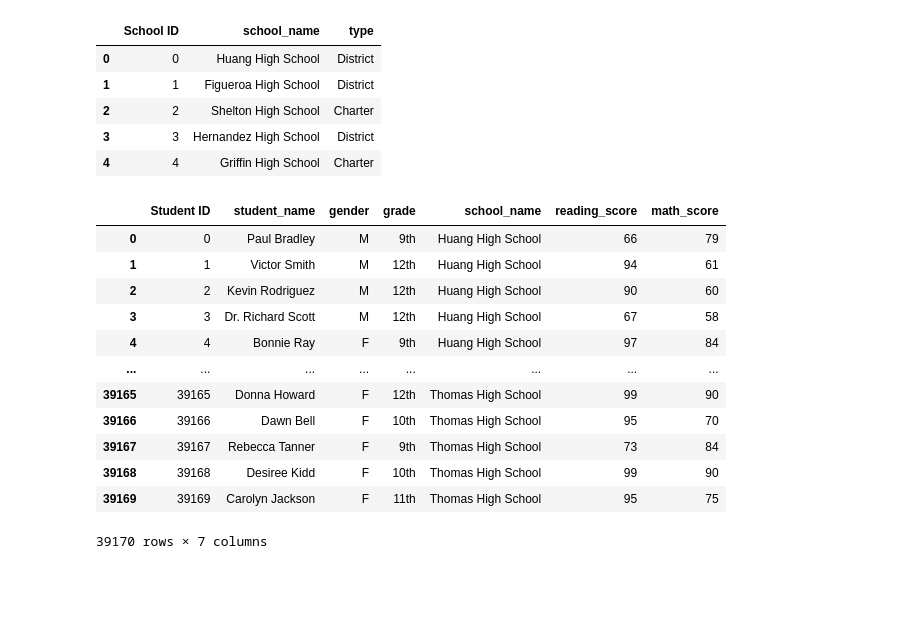
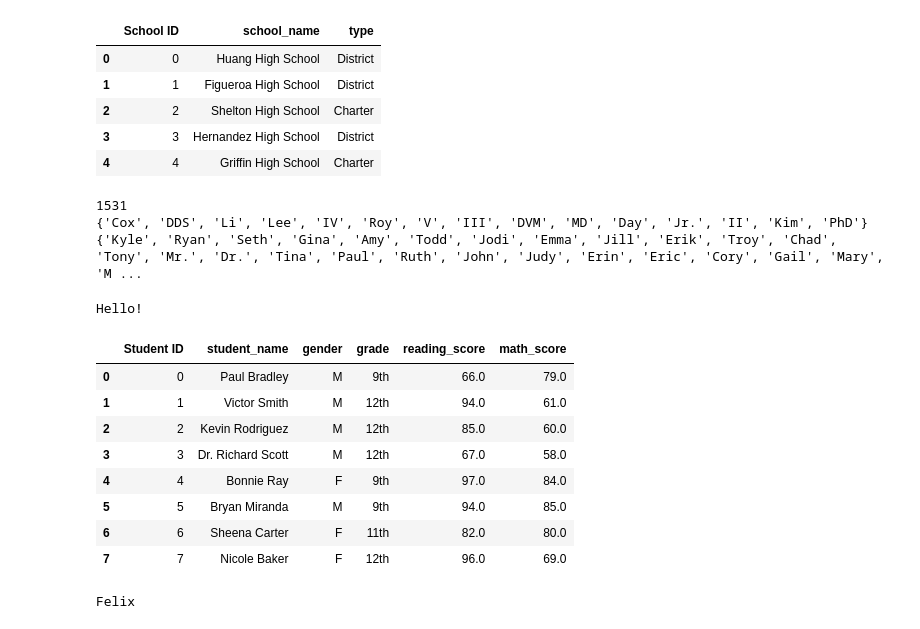
Before and after one commit to Exon0t/School_District_Analysis, a Jupyter notebook: Jupyter_Practice.ipynb, the cells around one changed output. Drawn from its saved outputs; the diff is of its cells as text; code cells hidden in the pictures; blank space fills up the shorter version.

```diff
--- a/Jupyter_Practice.ipynb
+++ b/Jupyter_Practice.ipynb
@@ -55,28 +62,30 @@ district_series
 | 2 | 2 | Shelton High School | Charter |
 | 3 | 3 | Hernandez High School | District |
 | 4 | 4 | Griffin High School | Charter |
-# %%
-import pandas as pd
-import os
-
-school_data_to_load = "Resources/schools_complete.csv"
-student_data_to_load = "Resources/students_complete.csv"
-
-student_data_df = pd.read_csv(student_data_to_load)
-school_data_df = pd.read_csv (school_data_to_load)
-student_data_df
-#school_data_df
-# %% [output]
-|  | Student ID | student_name | gender | grade | school_name | reading_score | math_score |
-| 0 | 0 | Paul Bradley | M | 9th | Huang High School | 66 | 79 |
-| 1 | 1 | Victor Smith | M | 12th | Huang High School | 94 | 61 |
-| 2 | 2 | Kevin Rodriguez | M | 12th | Huang High School | 90 | 60 |
-| 3 | 3 | Dr. Richard Scott | M | 12th | Huang High School | 67 | 58 |
-| 4 | 4 | Bonnie Ray | F | 9th | Huang High School | 97 | 84 |
-| ... | ... | ... | ... | ... | ... | ... | ... |
-| 39165 | 39165 | Donna Howard | F | 12th | Thomas High School | 99 | 90 |
-| 39166 | 39166 | Dawn Bell | F | 10th | Thomas High School | 95 | 70 |
-| 39167 | 39167 | Rebecca Tanner | F | 9th | Thomas High School | 73 | 84 |
-| 39168 | 39168 | Desiree Kidd | F | 10th | Thomas High School | 99 | 90 |
-| 39169 | 39169 | Carolyn Jackson | F | 11th | Thomas High School | 95 | 75 |
-39170 rows × 7 columns
+# %%
+students_to_fix = []
+prefixes = []
+suffixes = []
+
+school_data_to_load = "Resources/schools_complete.csv"
+student_data_to_load = "Resources/students_complete.csv"
+
+student_data_df = pd.read_csv(student_data_to_load)
+school_data_df = pd.read_csv (school_data_to_load)
+
+student_names= student_data_df["student_name"].tolist()
+for name in students_to_fix:
+    if len(name.split()[0]) <= 4:
+        prefixes.append(name.split()[0])
+
+for name in students_to_fix:
+    if len(name.split()[-1]) <=3:
+        suffixes.append(name.split()[-1])
+
+print(len(students_to_fix))
+print(set(suffixes))
+print(set(prefixes))
+# %% [output]
+1531
+{'Cox', 'DDS', 'Li', 'Lee', 'IV', 'Roy', 'V', 'III', 'DVM', 'MD', 'Day', 'Jr.', 'II', 'Kim', 'PhD'}
+{'Kyle', 'Ryan', 'Seth', 'Gina', 'Amy', 'Todd', 'Jodi', 'Emma', 'Jill', 'Erik', 'Troy', 'Chad', 'Tony', 'Mr.', 'Dr.', 'Tina', 'Paul', 'Ruth', 'John', 'Judy', 'Erin', 'Eric', 'Cory', 'Gail', 'Mary', 'M ...
@@ -82,0 +100,17 @@ student_data_df
+# %%
+say_hello()
+# %% [output]
+Hello!
+# %%
+missing_grades_data_df = pd.read_csv(missing_data_to_load)
+missing_grades_data_df.fillna(85)
+# %% [output]
+|  | Student ID | student_name | gender | grade | reading_score | math_score |
+| 0 | 0 | Paul Bradley | M | 9th | 66.0 | 79.0 |
+| 1 | 1 | Victor Smith | M | 12th | 94.0 | 61.0 |
+| 2 | 2 | Kevin Rodriguez | M | 12th | 85.0 | 60.0 |
+| 3 | 3 | Dr. Richard Scott | M | 12th | 67.0 | 58.0 |
+| 4 | 4 | Bonnie Ray | F | 9th | 97.0 | 84.0 |
+| 5 | 5 | Bryan Miranda | M | 9th | 94.0 | 85.0 |
+| 6 | 6 | Sheena Carter | F | 11th | 82.0 | 80.0 |
+| 7 | 7 | Nicole Baker | F | 12th | 96.0 | 69.0 |
@@ -82,0 +121,5 @@ student_data_df
+# %%
+first_cat = Cat('Felix')
+print(first_cat.name)
+# %% [output]
+Felix
```
Also changed, not shown: parts of 8 cells of this notebook, 7 other files.
